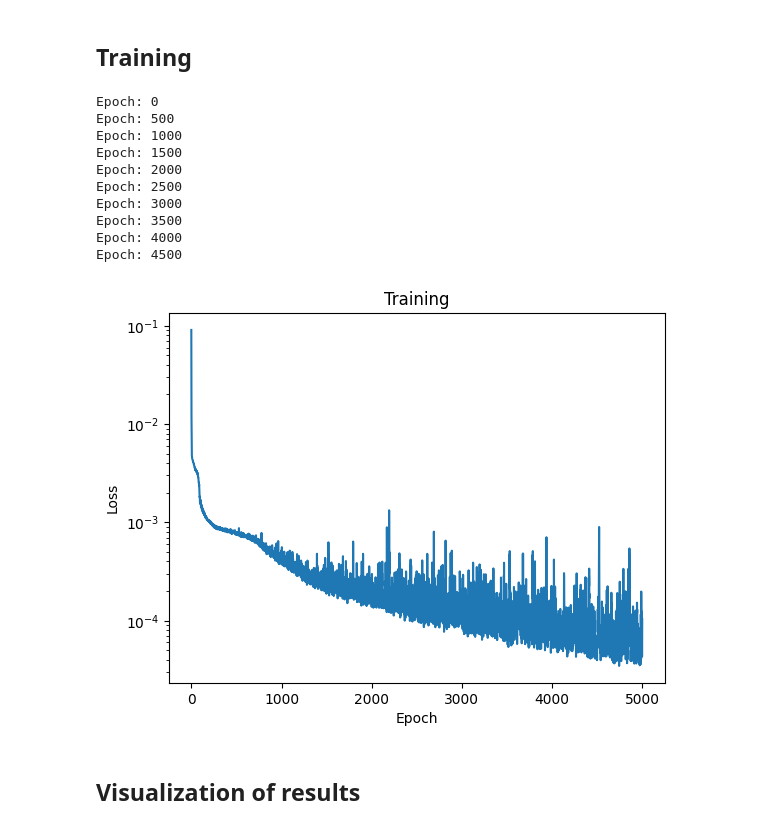
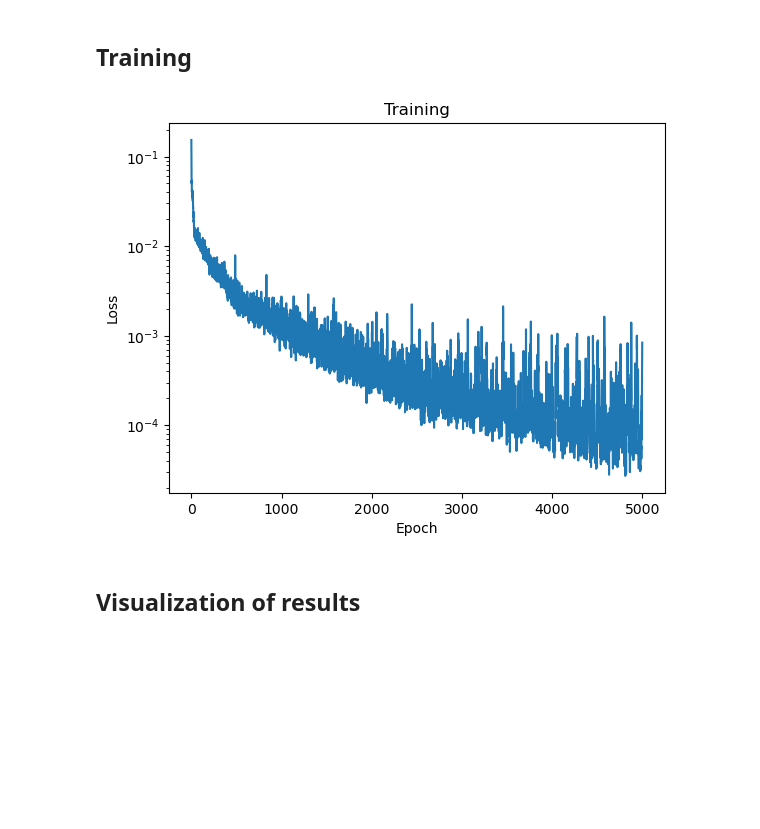
Before and after one commit to sebatomon/PINNs_for_simple_shape_optimization, a Jupyter notebook: torch.ipynb, the cells around one changed output. Saved outputs shown, nothing was run; the diff lists cells and outputs as text; code cells hidden in the pictures; blank space fills up the shorter version.

```diff
--- a/torch.ipynb
+++ b/torch.ipynb
@@ -105,29 +105,28 @@ and strain
 $$ \varepsilon_{ij} = \frac{1}{2} \left( \frac{\partial u_i}{\partial x_j} +  \frac{\partial u_j}{\partial x_i}\right).$$
 # %%
 def sigma(x):
-    dudx = functorch.jacrev(net)(x)
+    dudx = torch.func.jacrev(net)(x)
     eps =  0.5 * (dudx + dudx.T)
     return 2.0 * MU * eps + LBD * torch.trace(eps) * torch.eye(2)
 
 def pde_residual(x):
-    dsdx = functorch.jacrev(sigma)(x)
+    dsdx = torch.func.jacrev(sigma)(x)
     residual_x = dsdx[0,0,0] + dsdx[0,1,1] - B0
     residual_y = dsdx[1,0,0] + dsdx[1,1,1]
     return residual_x, residual_y
 # %% [markdown]
 ## The loss function
 # %%
-
 W_PDE = 0.01
 W_NEUMANN = 0.1
-W_DATA = 0.0
+W_DATA = 1.0
 
 mse = torch.nn.MSELoss()
 
 
 def compute_loss(net, collocation):
     # pde
-    res_x, res_y = functorch.vmap(pde_residual)(collocation)
+    res_x, res_y = torch.vmap(pde_residual)(collocation)
     zeros = torch.zeros_like(res_x)
     pde_error = mse(res_x, zeros) + mse(res_y, zeros)
 
@@ -152,14 +151,15 @@ def compute_loss(net, collocation):
     top_error = mse(pred_top[:,1], bc_top)
 
     # hole boundary
-    stress_hole = functorch.vmap(sigma)(hole)
+    stress_hole = torch.vmap(sigma)(hole)
     traction = torch.einsum("...ij,...j->...i", stress_hole, n_hole)
     zeros = torch.zeros_like(traction[:,0])
     hole_error = mse(traction[:,0], zeros) + mse(traction[:,1], zeros)
 
     # data error
-    stress_data = data_output[:, 0:3]
-    stress_prediction = functorch.vmap(sigma)(data_input[:, 0:2])
+    samples = torch.randperm(data_output.size()[0])[::100]
+    stress_data = data_output[samples, 0:3]
+    stress_prediction = torch.vmap(sigma)(data_input[samples, 0:2])
     data_error = mse(stress_data[:,0], stress_prediction[:,0,0]) + mse(stress_data[:,1], stress_prediction[:,1,1]) + mse(stress_data[:,2], stress_prediction[:,0,1])
 
     return (
@@ -176,41 +176,29 @@ def compute_loss(net, collocation):
 # %%
 history = []
 
 optimizer = torch.optim.Adam(net.parameters(), lr=0.001)
 
 batch_size = 64
 
-for epoch in range(5000):
-    if epoch % 500 == 0:
-        print(f"Epoch: {epoch}")
+for epoch in tqdm(range(5000)):
     permutation = torch.randperm(collocation.size()[0])
     for i in range(0, collocation.size()[0], batch_size):
         indices = permutation[i:i+batch_size]
         optimizer.zero_grad()
         loss = compute_loss(net, collocation[indices])
         loss.backward(retain_graph=True)
         optimizer.step()
 
     with torch.autograd.no_grad():
     	history.append(float(loss.data))
 
 plt.semilogy(history)
 plt.title("Training")
 plt.ylabel("Loss")
 plt.xlabel("Epoch")
 plt.show()
 # %% [output]
-Epoch: 0
-Epoch: 500
-Epoch: 1000
-Epoch: 1500
-Epoch: 2000
-Epoch: 2500
-Epoch: 3000
-Epoch: 3500
-Epoch: 4000
-Epoch: 4500
-[figure, old version]
+[figure, new version]
 # %% [markdown]
 ## Visualization of results
 # %%
```
Also changed, not shown: parts of 2 cells of this notebook.
